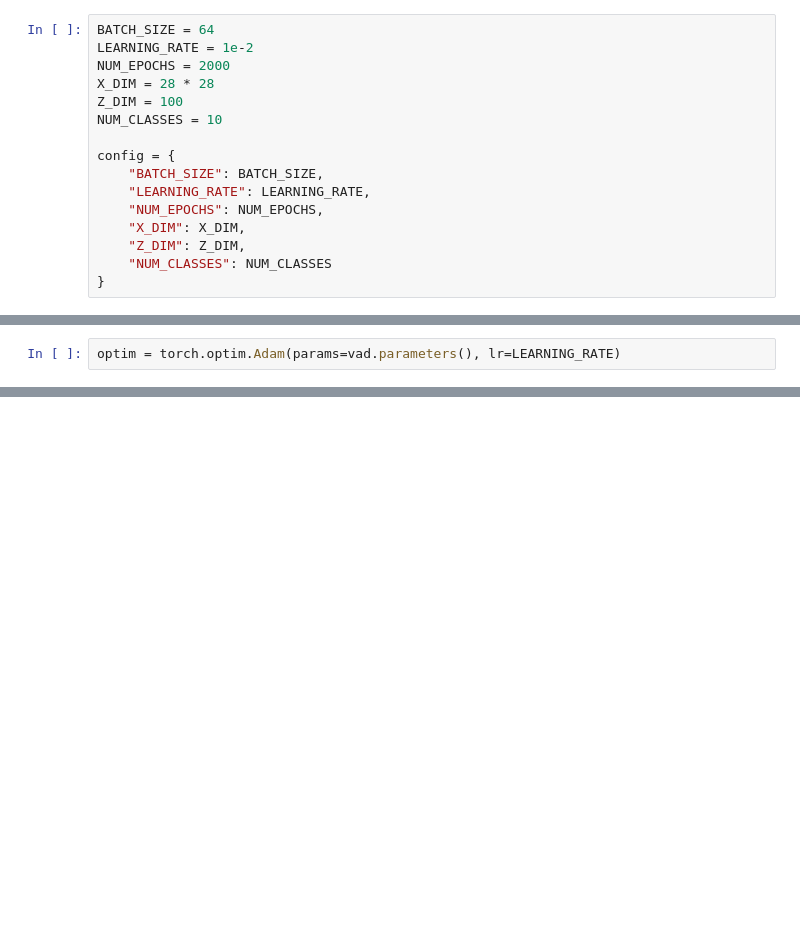
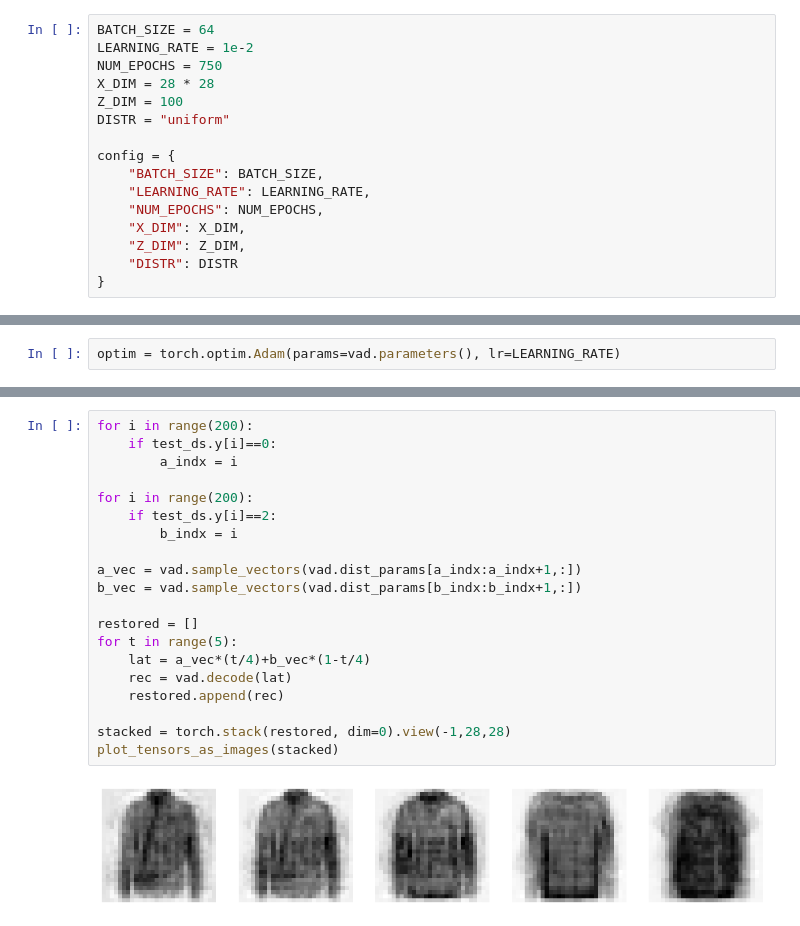
Before and after one commit to Technion-cs-hw/DEEP_VAD_project, a Jupyter notebook: VAD_notebook.ipynb, the cells around one changed output, grey strips where cells are left out. Drawn from its saved outputs; the diff is of its cells as text; blank space fills up the shorter version.

```diff
--- a/VAD_notebook.ipynb
+++ b/VAD_notebook.ipynb
@@ -112,10 +160,10 @@ class VariationalAutoDecoder(nn.Module):
 # %%
 BATCH_SIZE = 64
 LEARNING_RATE = 1e-2
-NUM_EPOCHS = 2000
+NUM_EPOCHS = 750
 X_DIM = 28 * 28
 Z_DIM = 100
-NUM_CLASSES = 10
+DISTR = "uniform"
 
 config = {
     "BATCH_SIZE": BATCH_SIZE,
@@ -123,7 +171,7 @@ config = {
     "NUM_EPOCHS": NUM_EPOCHS,
     "X_DIM": X_DIM,
     "Z_DIM": Z_DIM,
-    "NUM_CLASSES": NUM_CLASSES
+    "DISTR": DISTR
 }
 # %%
 train_ds, train_dl, test_ds, test_dl = utils.create_dataloaders("dataset", device, BATCH_SIZE)
@@ -247,0 +343,22 @@ utils.plot_tsne(test_ds, vad.dist_params, "VAD_TSNE_test")
+# %%
+for i in range(200):
+    if test_ds.y[i]==0:
+        a_indx = i
+
+for i in range(200):
+    if test_ds.y[i]==2:
+        b_indx = i
+
+a_vec = vad.sample_vectors(vad.dist_params[a_indx:a_indx+1,:])
+b_vec = vad.sample_vectors(vad.dist_params[b_indx:b_indx+1,:])
+
+restored = []
+for t in range(5):
+    lat = a_vec*(t/4)+b_vec*(1-t/4)
+    rec = vad.decode(lat)
+    restored.append(rec)
+
+stacked = torch.stack(restored, dim=0).view(-1,28,28)
+plot_tensors_as_images(stacked)
+# %% [output]
+[figure, added]
```
Also changed, not shown: parts of 17 cells of this notebook, 5 other files.
